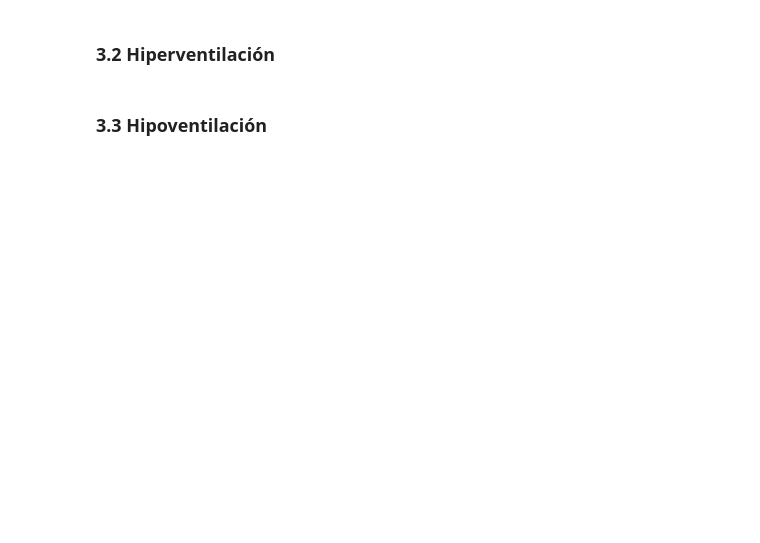
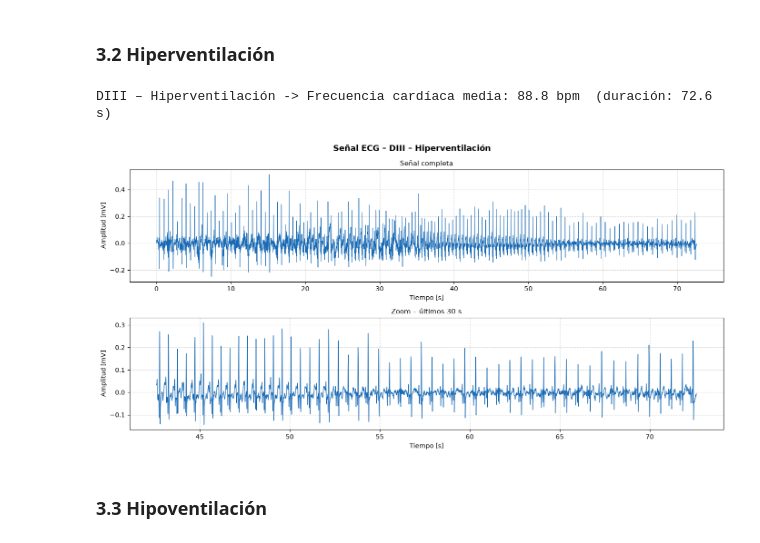
Before and after one commit to joseverameza/GRUPO4-ISB-2026-II, a Jupyter notebook: Laboratorios/Lab_04/Lab4_ECG_DI_DII_DIII.ipynb, the cells around one changed output. Saved outputs shown, nothing was run; the diff lists cells and outputs as text; code cells hidden in the pictures; blank space fills up the shorter version.

Commit message:
Actualizar notebook Lab4 ECG DI, DII, DIII

```diff
--- a/Laboratorios/Lab_04/Lab4_ECG_DI_DII_DIII.ipynb
+++ b/Laboratorios/Lab_04/Lab4_ECG_DI_DII_DIII.ipynb
@@ -109,7 +151,10 @@ resultados[('DIII', 'Reposo')] = analizar_ecg('Datos/DIII_BASAL.txt', 'DIII –
 # %% [markdown]
 ### 3.2 Hiperventilación
 # %%
-resultados[('DIII', 'Hiperventilación')] = analizar_ecg('Datos/DIII_HIPER.txt', 'DIII – Hiperventilación')
+resultados[('DIII', 'Hiperventilación')] = analizar_ecg('Datos/DIII_HIPER.txt', 'DIII – Hiperventilación', zoom_dur=30, zoom_fin=True)
+# %% [output]
+DIII – Hiperventilación -> Frecuencia cardíaca media: 88.8 bpm  (duración: 72.6 s)
+[figure, added]
 # %% [markdown]
 ### 3.3 Hipoventilación
 # %%
```
Also changed, not shown: parts of 16 cells of this notebook.
